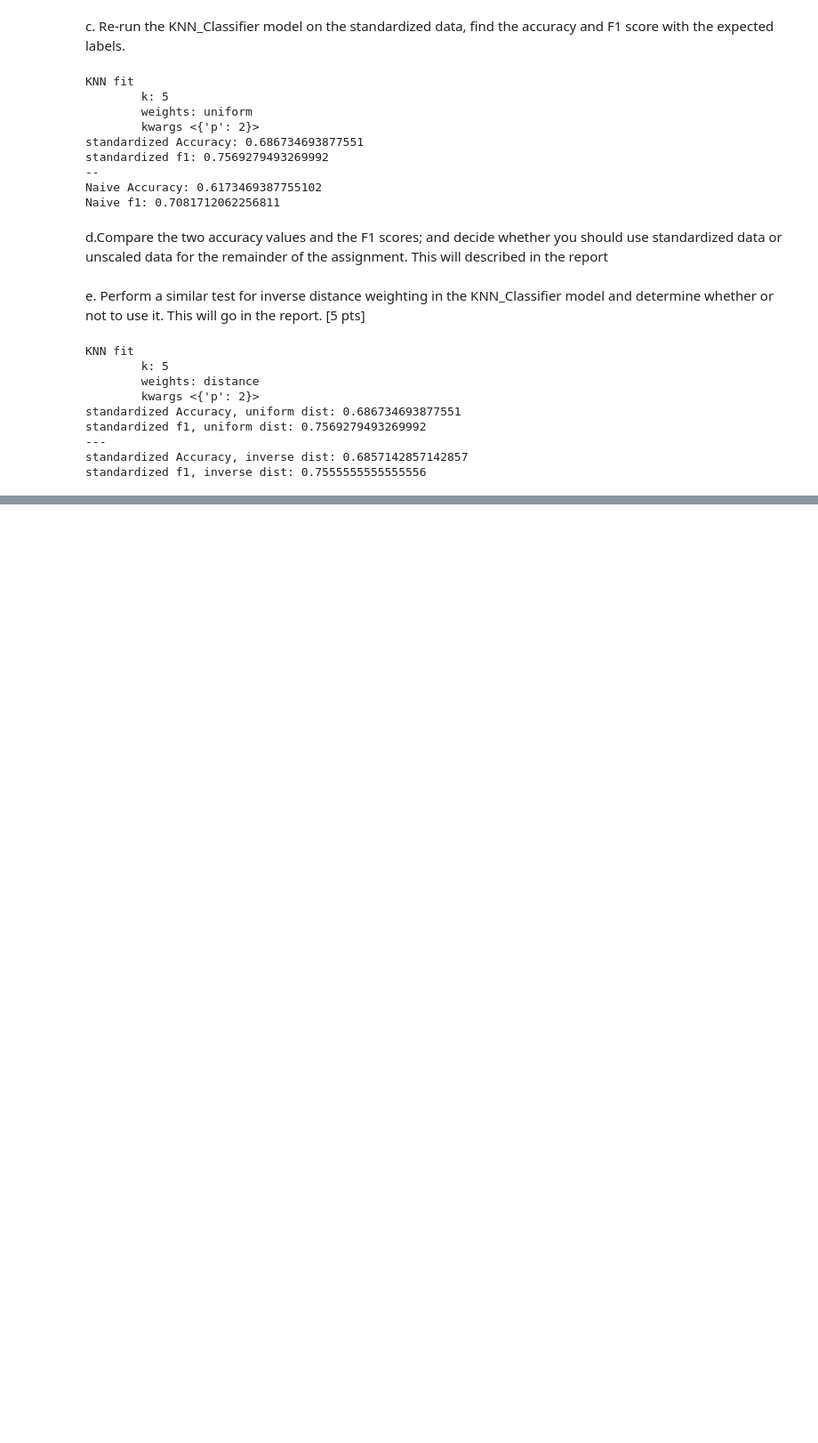
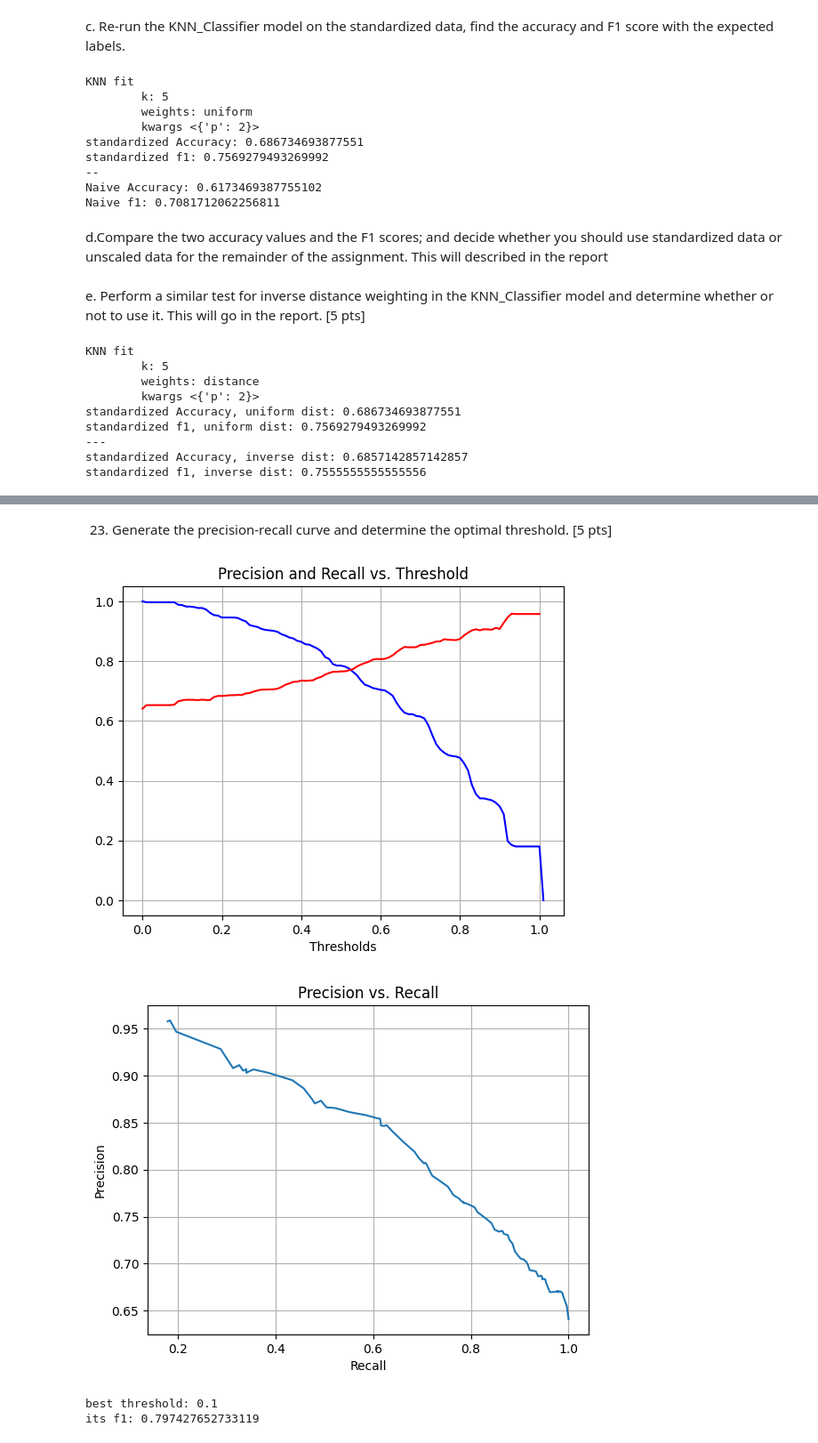
Before and after one commit to DanielYakubov/KNN, a Jupyter notebook: yakubov_daniel_assignment1.ipynb, the cells around one changed output, grey strips where cells are left out. Shown at 89% size. Saved outputs shown, nothing was run; the diff lists cells and outputs as text; code cells hidden in the pictures; blank space fills up the shorter version.

```diff
--- a/yakubov_daniel_assignment1.ipynb
+++ b/yakubov_daniel_assignment1.ipynb
@@ -239,7 +242,7 @@ def generate_precision_recall(gold_labels, scores, show_graph=True):
     """
     assert isinstance(show_graph, bool), "show graph is either True or False"
 
-    thresholds = sorted(scores)
+    thresholds = np.arange(0.0, 1.02, 0.01) # 1.02 because it goes to 1.01, needed because I used >= later
     recalls, precisions = np.zeros(len(thresholds)), np.zeros(len(thresholds))
     for i, threshold in enumerate(thresholds):
         preds = np.array([1 if score >= threshold else 0 for score in scores]) # making an array of predictions with threshold t
@@ -785,0 +836,19 @@ KNN fit
+# %% [markdown]
+23) Generate the precision-recall curve and determine the optimal threshold. [5 pts]
+# %%
+precisions, recalls, thresholds = generate_precision_recall(y_test, KNN.probability_scores, show_graph=True)
+
+# determining the optimal threshold using f1
+best_f1 = -1
+for p, r, t in zip(precisions, recalls, thresholds):
+    f1 = 2 * (p*r)/(p+r)
+    if f1 > best_f1:
+        best_threshold = t
+        best_f1 = f1
+print("best threshold:", best_threshold)
+print("its f1:", best_f1)
+# %% [output]
+[figure, added]
+[figure, added]
+best threshold: 0.1
+its f1: 0.797427652733119
```
Also changed, not shown: parts of 23 cells of this notebook.
